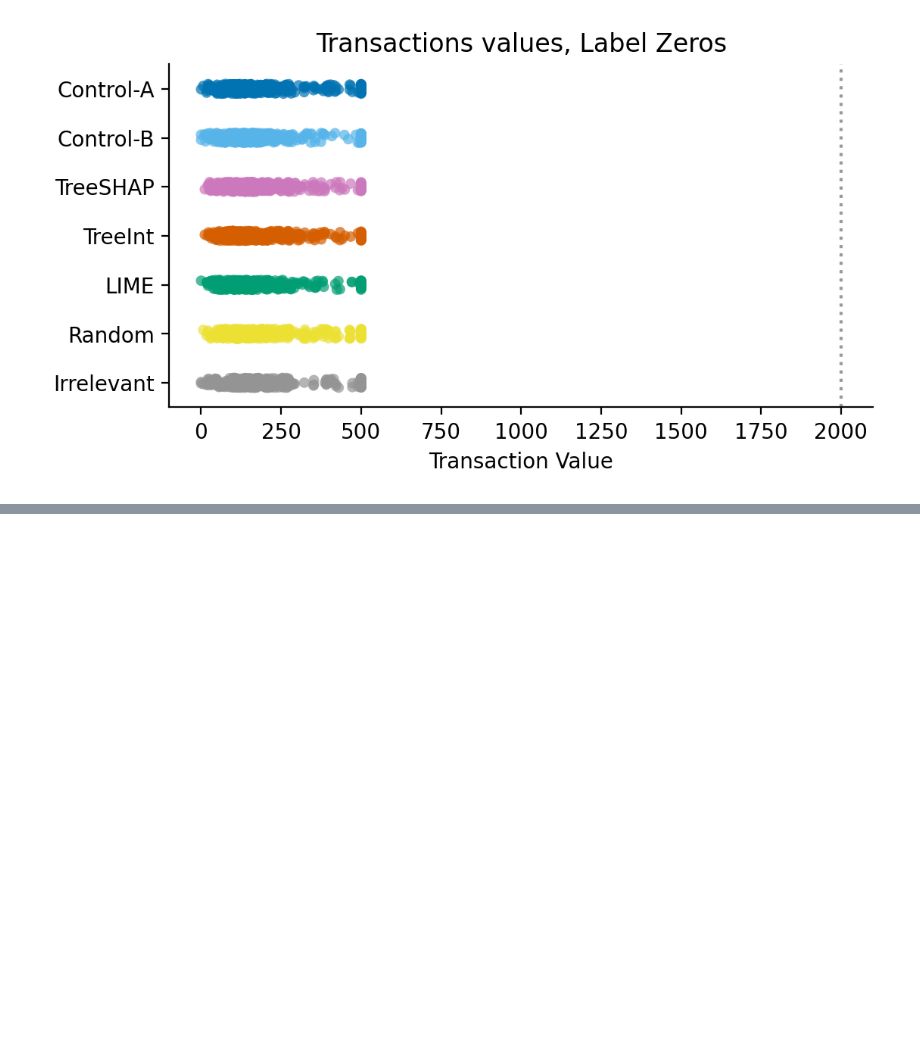
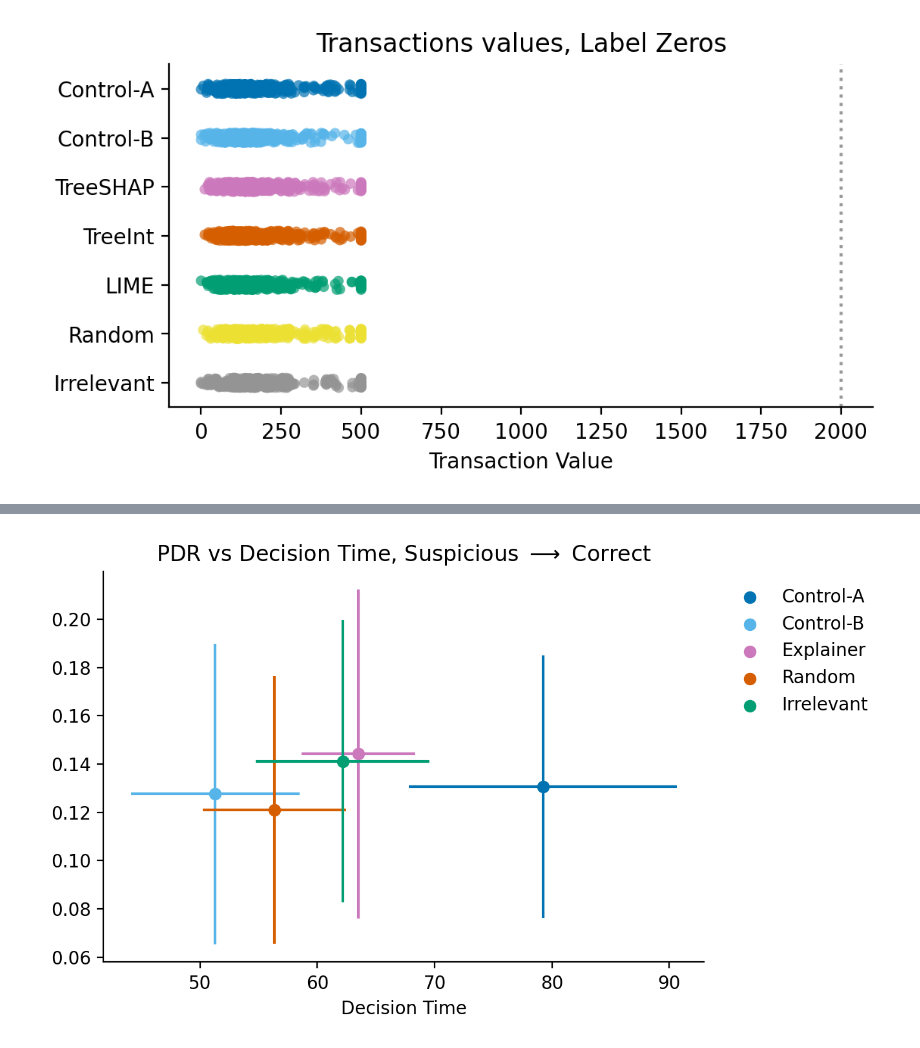
Before and after one commit to dssg/feedzai-analysis, a Jupyter notebook: facct22/notebooks/operational_metrics.ipynb, the cells around one changed output, grey strips where cells are left out. Cells and saved outputs as stored; diff of their text form; code cells hidden in the pictures; blank space fills up the shorter version.

```diff
--- a/facct22/notebooks/operational_metrics.ipynb
+++ b/facct22/notebooks/operational_metrics.ipynb
@@ -625,0 +681,3 @@ for g, df in grp_obj:
+# %%
+msk = (metrics_param_sweep['group'] == 'Control-B') & (metrics_param_sweep['metric'] == 'pdr')
+metrics_param_sweep[msk].head()
@@ -868,0 +982,13 @@ t = axes.set_ylabel('')
+# %%
+regret = pdr(all_decisions, params, 'correct', ['group2']).rename(columns={'group2':'group'})
+time = dt(all_decisions, params, 'correct', ['group2']).rename(columns={'group2':'group'})
+plot_time_vs_op_metric(
+    regret, time, plot_order,
+    title='PDR vs Decision Time, Suspicious $\longrightarrow$ Correct',
+#     xlim=xlim,
+#     ylim=ylim
+)
+
+# regret
+# %% [output]
+[figure, added]
```
Also changed, not shown: parts of 19 cells of this notebook.
